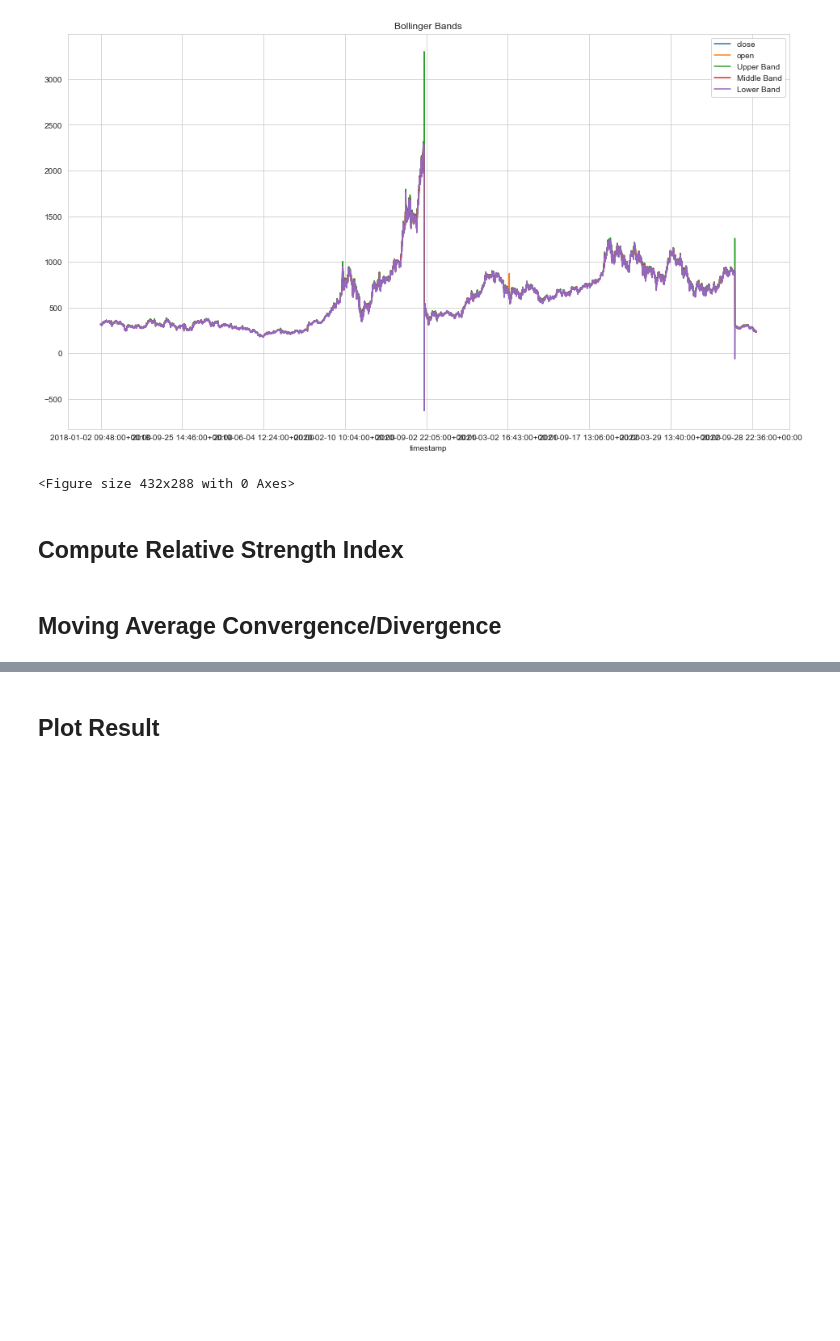
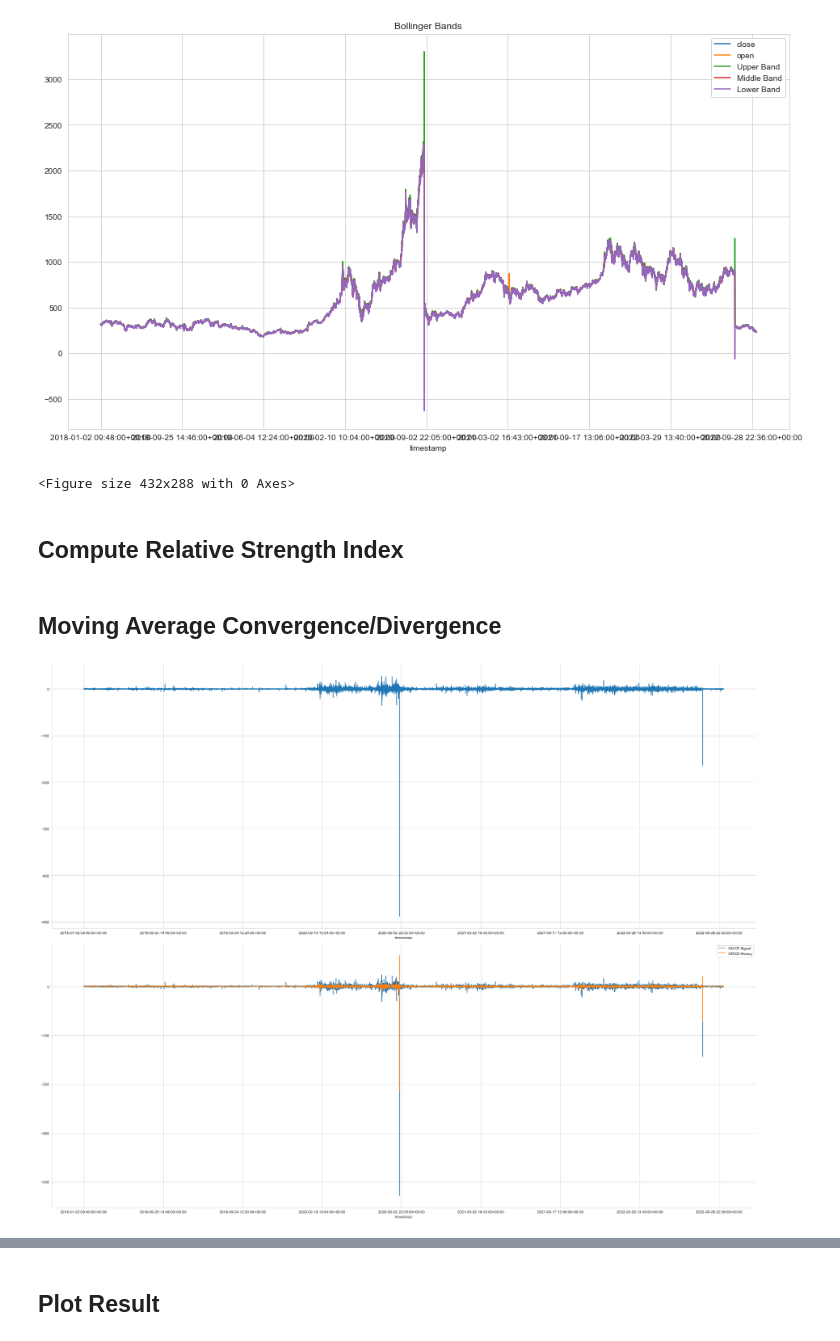
Before and after one commit to charbelnehme/tesla-stock-bot, a Jupyter notebook: alpha_factors/ta_lib.ipynb, the cells around one changed output, grey strips where cells are left out. Drawn from its saved outputs; the diff is of its cells as text; code cells hidden in the pictures; blank space fills up the shorter version.

```diff
--- a/alpha_factors/ta_lib.ipynb
+++ b/alpha_factors/ta_lib.ipynb
@@ -103,11 +103,13 @@ macd, macdsignal, macdhist = MACD(data.close, fastperiod=12, slowperiod=26, sign
 # %%
 macd_data = pd.DataFrame({'TSLA': data.close, 'TSLA': macd, 'MACD Signal': macdsignal, 'MACD History': macdhist})
 
-fig, axes= plt.subplots(nrows=2, figsize=(21, 15))
+fig, axes= plt.subplots(nrows=2, figsize=(27, 21))
 macd_data.TSLA.plot(ax=axes[0])
 macd_data.drop('TSLA', axis=1).plot(ax=axes[1])
 fig.tight_layout()
 sns.despine();
+# %% [output]
+[figure, added]
 # %%
 # Save MCA plot as jpeg
 plt.savefig('../images/macd_tesla.jpeg')
```
Also changed, not shown: parts of 5 cells of this notebook, 8 other files.
